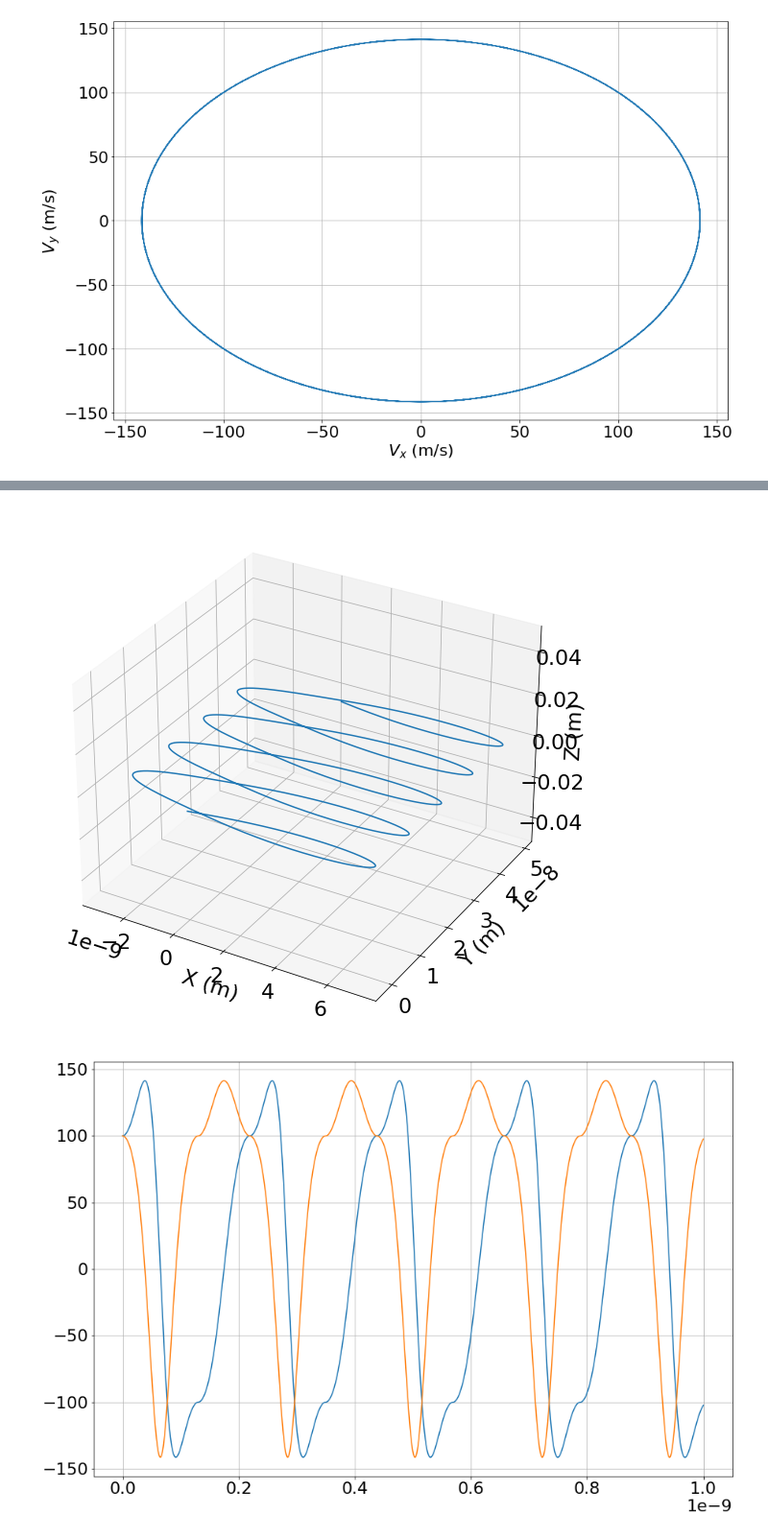
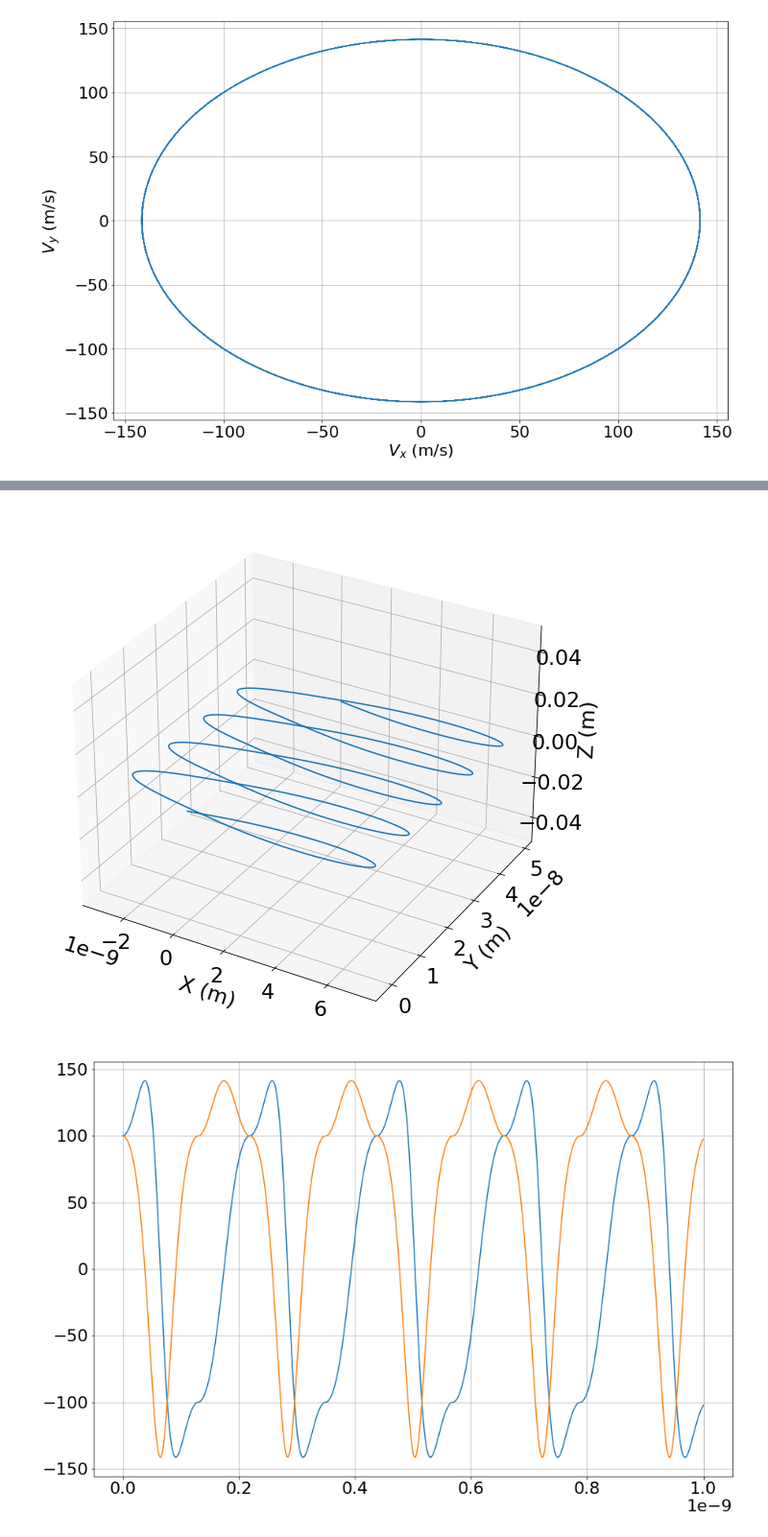
Before and after one commit to gregorycorcoran/Python-Notebooks, a Jupyter notebook: Computational Lab.ipynb, the cells around one changed output, grey strips where cells are left out. Shown at 96% size. Cells and saved outputs as stored; diff of their text form; code cells hidden in the pictures.

```diff
--- a/Computational Lab.ipynb
+++ b/Computational Lab.ipynb
@@ -442,12 +464,12 @@ plt.grid(True)
 # %%
 ax5 = plt.figure().add_subplot(projection='3d')
 ax5.plot(ans16[0],ans16[1],ans16[2])
-plt.xlabel('X (m)')
-plt.ylabel('Y (m)')
-ax5.set_zlabel('Z (m)')
+plt.xlabel('X (m)',labelpad=9)
+plt.ylabel('Y (m)',labelpad=9)
+ax5.set_zlabel('Z (m)',labelpad=13)
 ax4.tick_params(axis='both', labelsize=9)
 # %% [output]
-[figure, old version]
+[figure, new version]
 # %%
 plt.plot(ans15[3],ans15[0])
 plt.plot(ans15[3],ans15[1])
```
Also changed, not shown: parts of 42 cells of this notebook, 1 other file.
